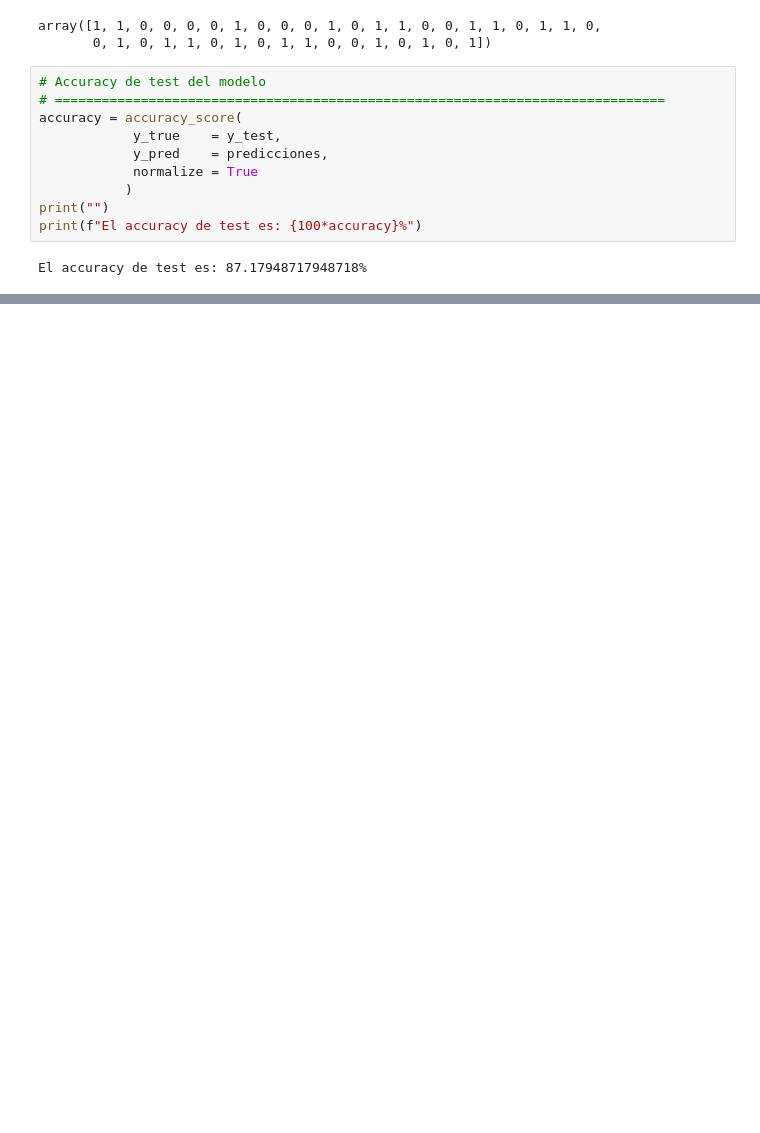
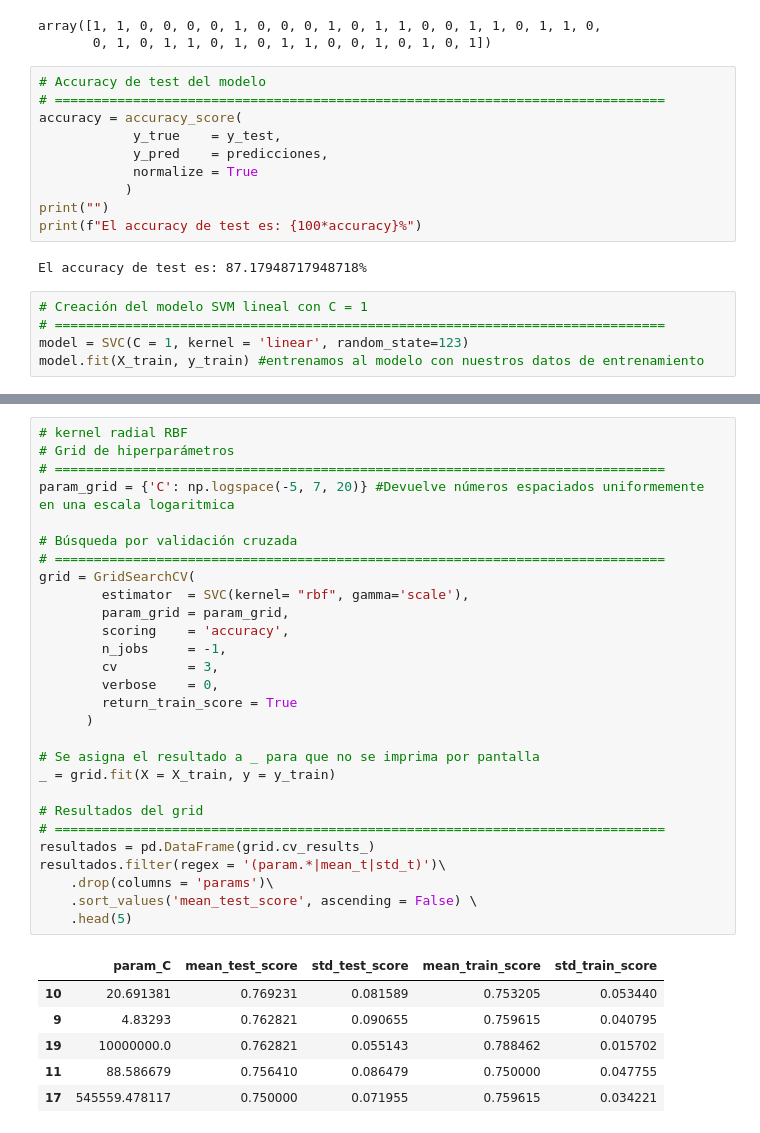
Before and after one commit to eprequejo/lab-py, a Jupyter notebook: ml-actividad-2.ipynb, the cells around one changed output, grey strips where cells are left out. Saved outputs shown, nothing was run; the diff lists cells and outputs as text; blank space fills up the shorter version.

```diff
--- a/ml-actividad-2.ipynb
+++ b/ml-actividad-2.ipynb
@@ -305,3 +292,8 @@ print("")
 print(f"El accuracy de test es: {100*accuracy}%")
 # %% [output]
 El accuracy de test es: 87.17948717948718%
+# %%
+# Creación del modelo SVM lineal con C = 1
+# ==============================================================================
+model = SVC(C = 1, kernel = 'linear', random_state=123)
+model.fit(X_train, y_train) #entrenamos al modelo con nuestros datos de entrenamiento
@@ -307,0 +318,35 @@ El accuracy de test es: 87.17948717948718%
+# %%
+# kernel radial RBF
+# Grid de hiperparámetros
+# ==============================================================================
+param_grid = {'C': np.logspace(-5, 7, 20)} #Devuelve números espaciados uniformemente en una escala logaritmica
+
+# Búsqueda por validación cruzada
+# ==============================================================================
+grid = GridSearchCV(
+        estimator  = SVC(kernel= "rbf", gamma='scale'),
+        param_grid = param_grid,
+        scoring    = 'accuracy',
+        n_jobs     = -1,
+        cv         = 3,
+        verbose    = 0,
+        return_train_score = True
+      )
+
+# Se asigna el resultado a _ para que no se imprima por pantalla
+_ = grid.fit(X = X_train, y = y_train)
+
+# Resultados del grid
+# ==============================================================================
+resultados = pd.DataFrame(grid.cv_results_)
+resultados.filter(regex = '(param.*|mean_t|std_t)')\
+    .drop(columns = 'params')\
+    .sort_values('mean_test_score', ascending = False) \
+    .head(5)
+# %% [output]
+|  | param_C | mean_test_score | std_test_score | mean_train_score | std_train_score |
+| 10 | 20.691381 | 0.769231 | 0.081589 | 0.753205 | 0.053440 |
+| 9 | 4.83293 | 0.762821 | 0.090655 | 0.759615 | 0.040795 |
+| 19 | 10000000.0 | 0.762821 | 0.055143 | 0.788462 | 0.015702 |
+| 11 | 88.586679 | 0.756410 | 0.086479 | 0.750000 | 0.047755 |
+| 17 | 545559.478117 | 0.750000 | 0.071955 | 0.759615 | 0.034221 |
```
Also changed, not shown: parts of 13 cells of this notebook.
